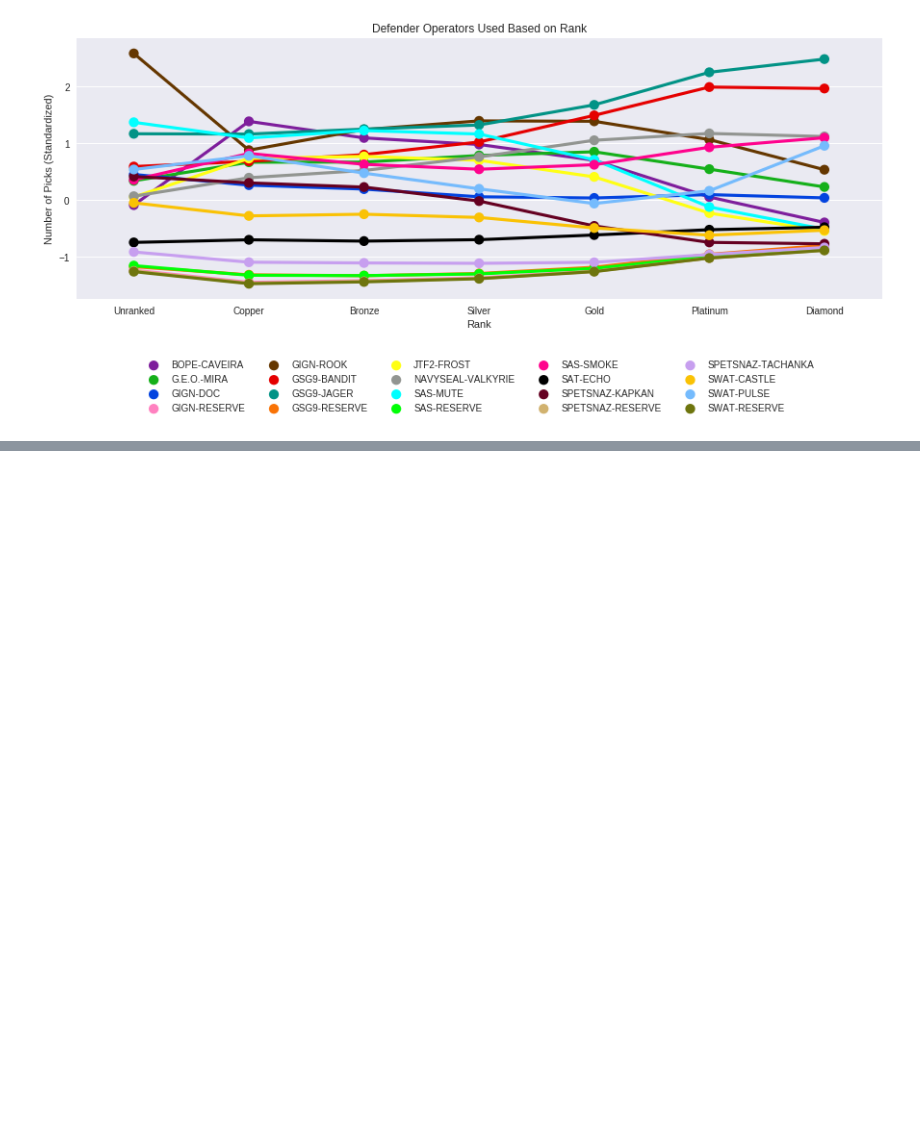
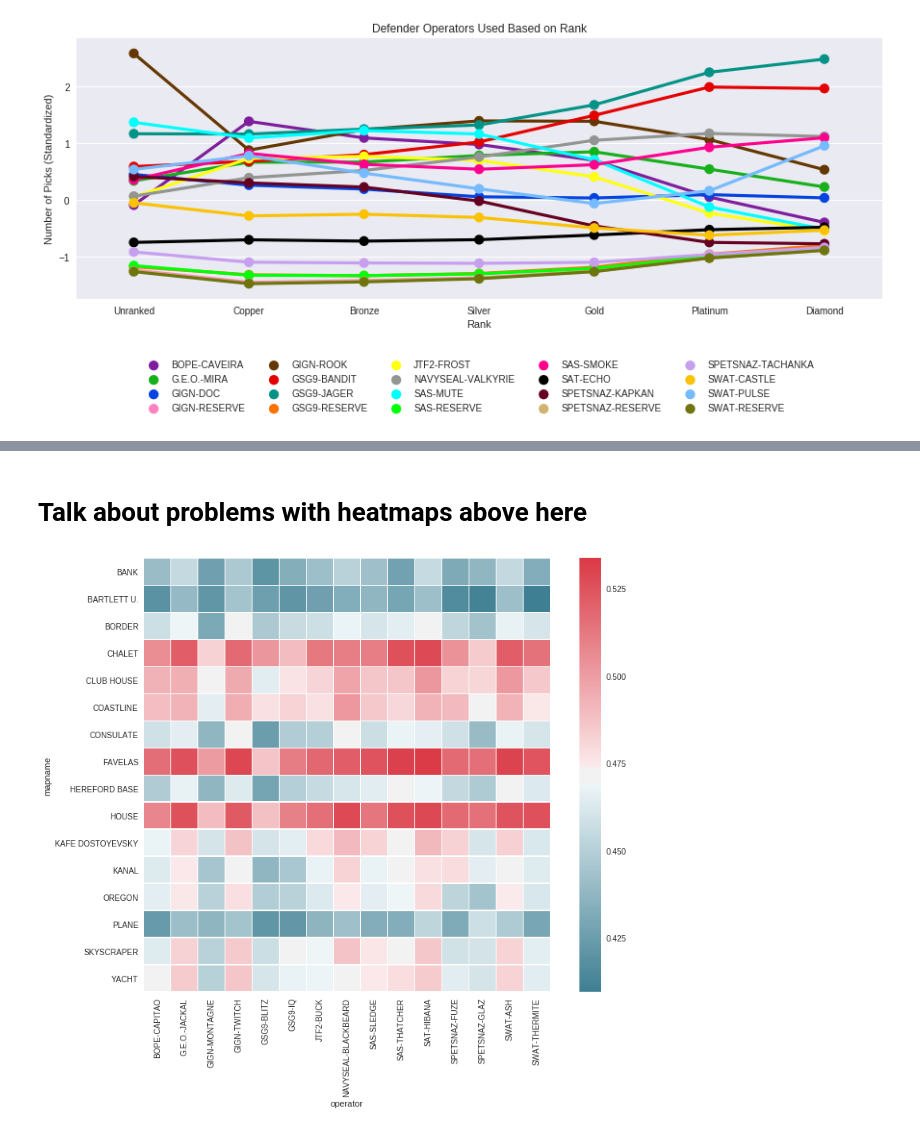
Before and after one commit to jiglesia3/jiglesia3.github.io, a Jupyter notebook: Final Tutorial.ipynb, the cells around one changed output, grey strips where cells are left out. Saved outputs shown, nothing was run; the diff lists cells and outputs as text; code cells hidden in the pictures; blank space fills up the shorter version.

```diff
--- a/Final Tutorial.ipynb
+++ b/Final Tutorial.ipynb
@@ -349,0 +369,11 @@ objectives_overall.head()
+# %% [markdown]
+# Talk about problems with heatmaps above here
+# %%
+objectives_map_att = objectives_map_att[objectives_map_att.operator.str[-7:] != "RESERVE"]
+
+pivot_att = objectives_map_att.pivot(index='mapname', columns='operator', values='win_ratio')
+f, ax = plt.subplots(figsize=(13,10))
+sns.heatmap(pivot_att, cmap=cmap, square=True, linewidths=.5, ax=ax)
+plt.show()
+# %% [output]
+[figure, added]
```
Also changed, not shown: parts of 9 cells of this notebook.
